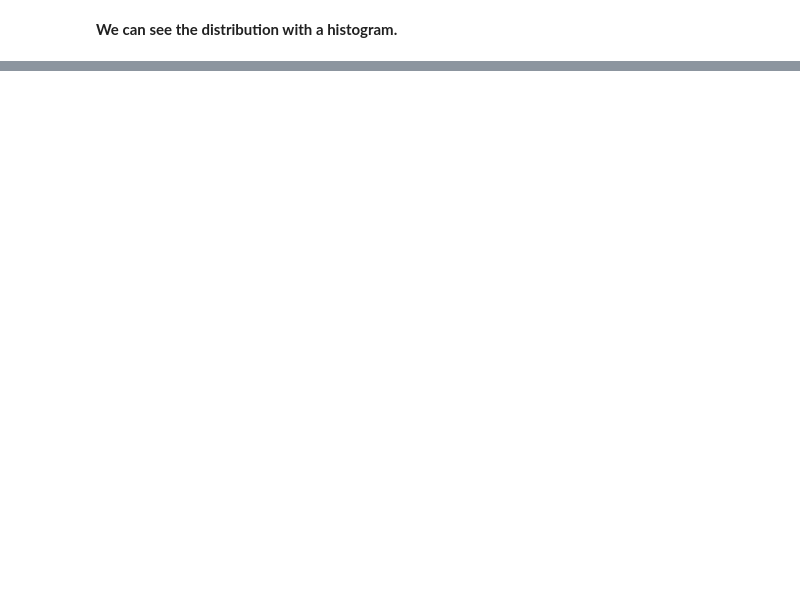
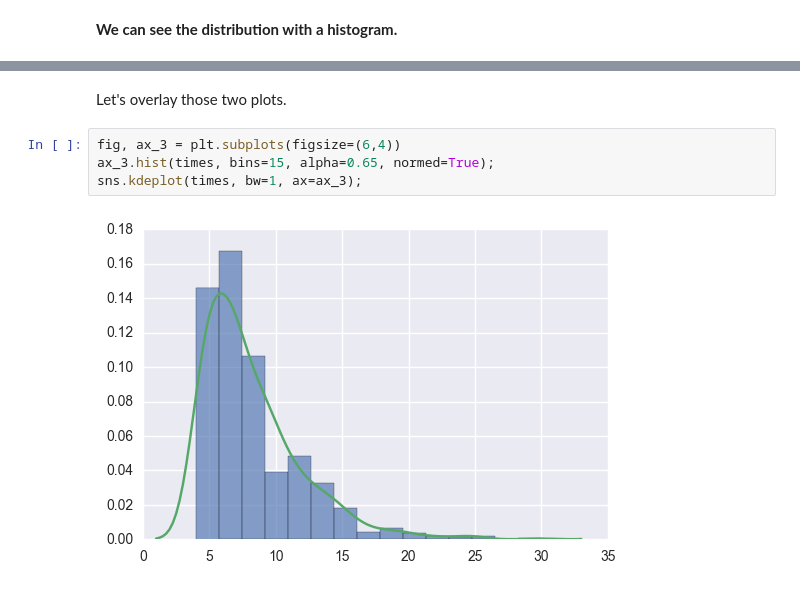
Before and after one commit to kfpotts1/graph_tour_sim, a Jupyter notebook: Touring_times_of_graphs_part_1.ipynb, the cells around one changed output, grey strips where cells are left out. Cells and saved outputs as stored; diff of their text form; blank space fills up the shorter version.

Commit message:
added kernel plot

```diff
--- a/Touring_times_of_graphs_part_1.ipynb
+++ b/Touring_times_of_graphs_part_1.ipynb
@@ -79,0 +78,8 @@ sns.kdeplot(times, bw=1)
+# %% [markdown]
+Let's overlay those two plots.
+# %%
+fig, ax_3 = plt.subplots(figsize=(6,4))
+ax_3.hist(times, bins=15, alpha=0.65, normed=True);
+sns.kdeplot(times, bw=1, ax=ax_3);
+# %% [output]
+[figure, added]
```
Also changed, not shown: parts of 6 cells of this notebook, 4 other files.
